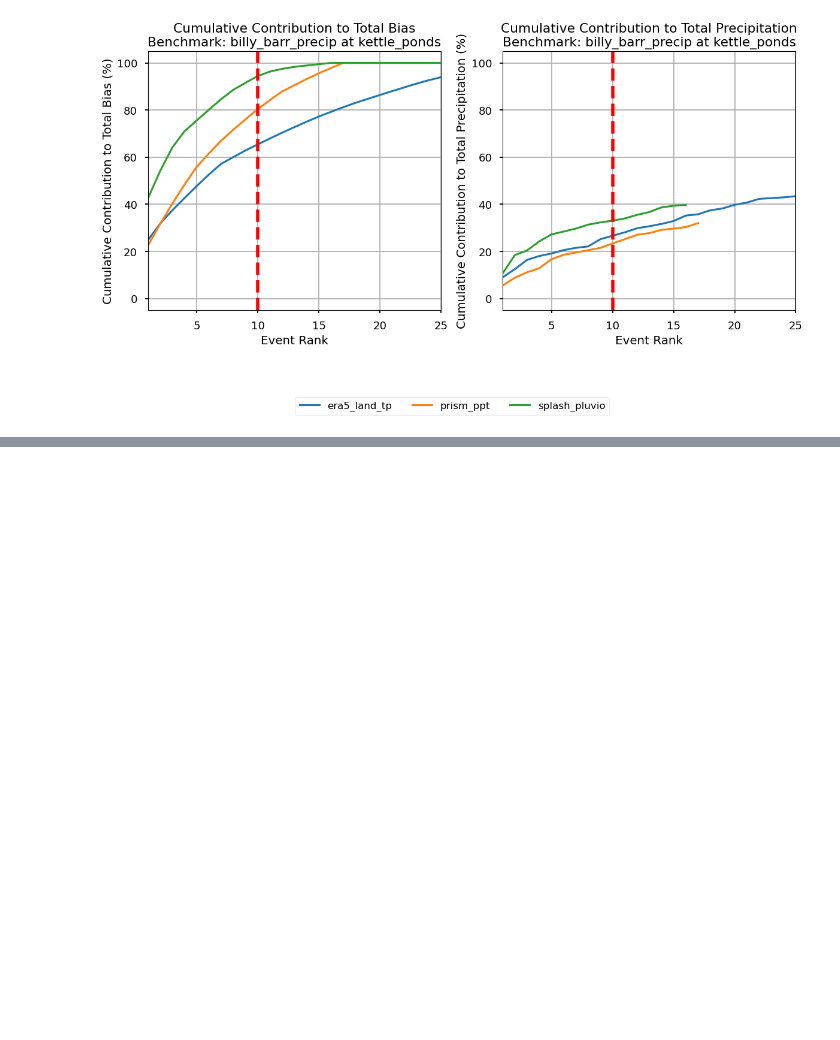
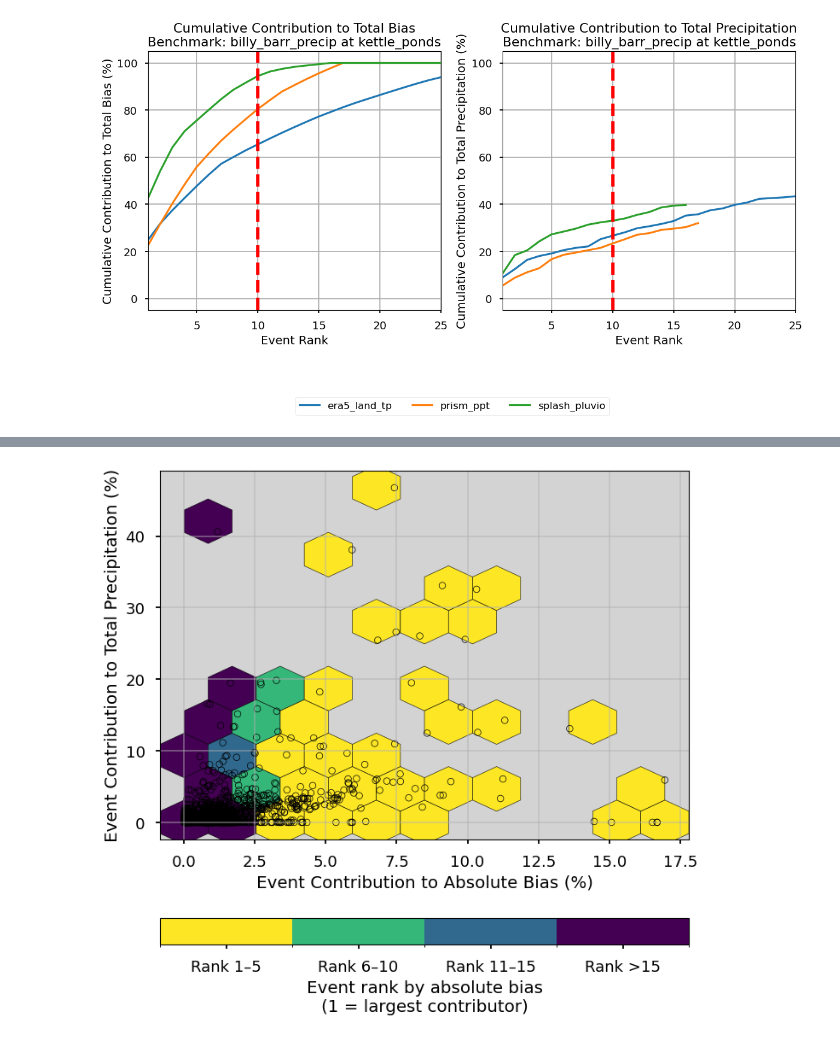
Before and after one commit to dlhogan97/S3-precipitation-rodeo, a Jupyter notebook: 03_analysis/01_identify_events.ipynb, the cells around one changed output, grey strips where cells are left out. Saved outputs shown, nothing was run; the diff lists cells and outputs as text; code cells hidden in the pictures; blank space fills up the shorter version.

```diff
--- a/03_analysis/01_identify_events.ipynb
+++ b/03_analysis/01_identify_events.ipynb
@@ -1148,0 +1199,69 @@ plot_cumulative_contributions(kettle_ponds_bias_df, kettle_ponds_total_ppt_df, b
+# %%
+gothic_bias_df, gothic_total_ppt_df = compute_event_contributions(combinedGothicEvents_ds, benchmark_name='billy_barr_precip', bias='absolute')
+kettle_ponds_bias_df, kettle_ponds_total_ppt_df = compute_event_contributions(combinedKettlePondsEvents_ds, benchmark_name='billy_barr_precip', bias='absolute')
+# %%
+all_bias_df = pd.concat([gothic_bias_df, kettle_ponds_bias_df], axis=1).stack()
+all_total_ppt_df = pd.concat([gothic_total_ppt_df, kettle_ponds_total_ppt_df], axis=1).stack()
+# %%
+import numpy as np
+from matplotlib.colors import ListedColormap, BoundaryNorm
+
+# extract ranks
+ranks = all_total_ppt_df.fillna(0).reset_index()['level_0']
+
+# define bins and labels
+bins = [0, 5, 10, 15, 22]
+rank_groups = np.digitize(ranks, bins, right=True)
+
+cmap = ListedColormap([
+    '#fde725',   # lightest: top-ranked events
+    '#35b779',
+    '#31688e',
+    '#440154',  # darkest: lowest-ranked events
+])
+
+norm = BoundaryNorm([1, 2, 3, 4,5], cmap.N)
+
+
+plt.figure(figsize=(8,8))
+# plt.gca().set_aspect('equal', adjustable='box')
+plt.gca().set_facecolor('lightgray')
+plt.grid(alpha=0.5, zorder=0)
+
+hb = plt.hexbin(
+    x=all_bias_df,
+    y=all_total_ppt_df.fillna(0),
+    C=rank_groups,
+    gridsize=10,
+    cmap=cmap,
+    norm=norm,
+    ec='k'
+)
+
+plt.scatter(
+    x=all_bias_df,
+    y=all_total_ppt_df.fillna(0),
+    s=30,
+    facecolors='none',
+    edgecolors='k',
+    linewidths=0.5,
+    zorder=1
+)
+
+cbar = plt.colorbar(hb, orientation='horizontal')
+cbar.set_ticks([1.5, 2.5, 3.5, 4.5])
+cbar.set_ticklabels([
+    'Rank 1–5',
+    'Rank 6–10',
+    'Rank 11–15',
+    'Rank >15'
+])
+cbar.set_label('Event rank by absolute bias\n(1 = largest contributor)')
+
+plt.xlabel('Event Contribution to Absolute Bias (%)')
+plt.ylabel('Event Contribution to Total Precipitation (%)')
+# plt.xlim(-2,20)
+# plt.ylim(-2,20)
+plt.show()
+# %% [output]
+[figure, added]
```
Also changed, not shown: parts of 12 cells of this notebook, 6 other files.
